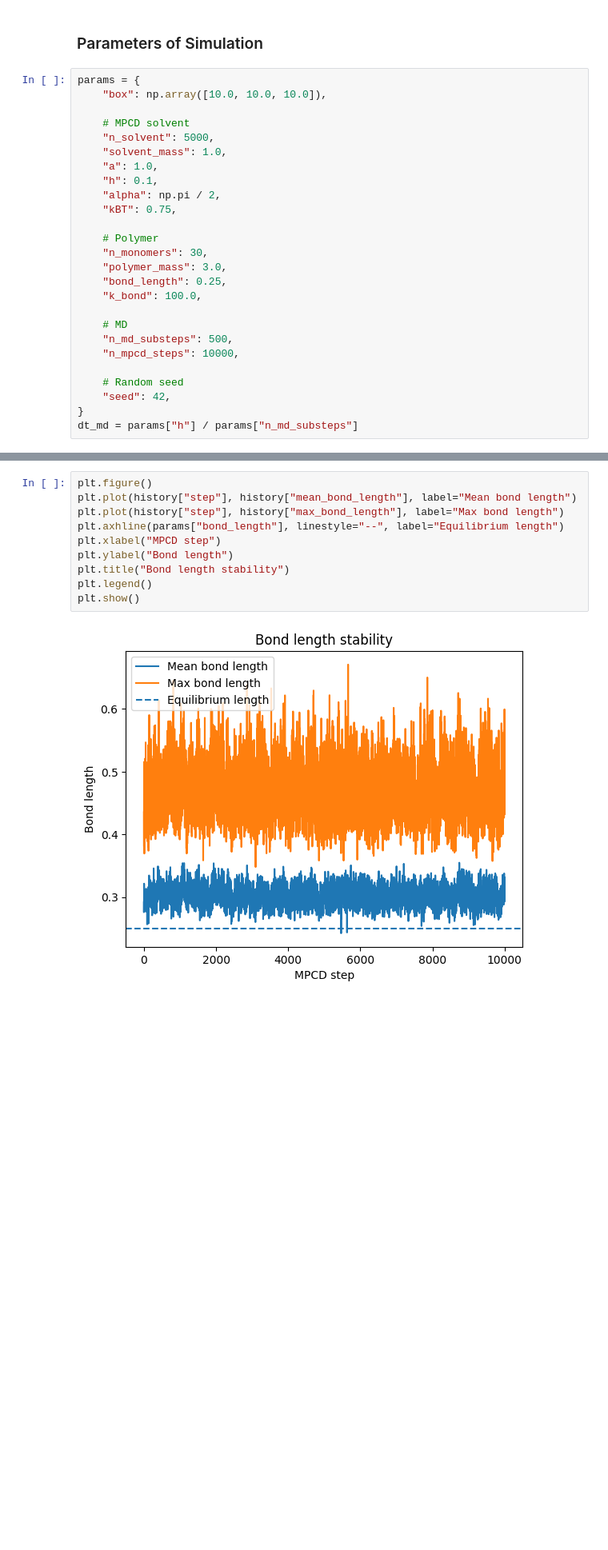
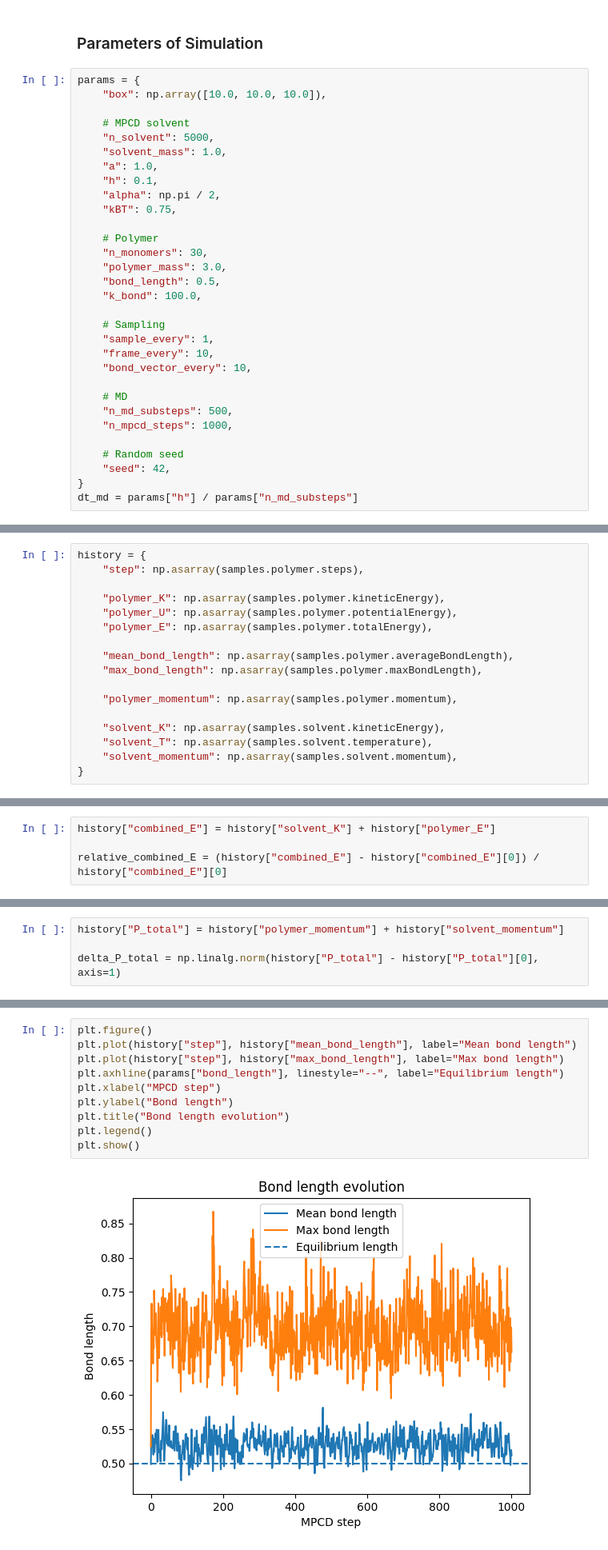
Before and after one commit to olegoniy/mpcd, a Jupyter notebook: notebooks/SimulationDiagnosticsCpp.ipynb, the cells around one changed output, grey strips where cells are left out. Shown at 80% size. Drawn from its saved outputs; the diff is of its cells as text; blank space fills up the shorter version.

```diff
--- a/notebooks/SimulationDiagnosticsCpp.ipynb
+++ b/notebooks/SimulationDiagnosticsCpp.ipynb
@@ -27,12 +27,17 @@ params = {
     # Polymer
     "n_monomers": 30,
     "polymer_mass": 3.0,
-    "bond_length": 0.25,
+    "bond_length": 0.5,
     "k_bond": 100.0,
+
+    # Sampling
+    "sample_every": 1,
+    "frame_every": 10,
+    "bond_vector_every": 10,
 
     # MD
     "n_md_substeps": 500,
-    "n_mpcd_steps": 10000,
+    "n_mpcd_steps": 1000,
 
     # Random seed
     "seed": 42,
@@ -144,0 +97,17 @@ plt.show()
+# %%
+history = {
+    "step": np.asarray(samples.polymer.steps),
+
+    "polymer_K": np.asarray(samples.polymer.kineticEnergy),
+    "polymer_U": np.asarray(samples.polymer.potentialEnergy),
+    "polymer_E": np.asarray(samples.polymer.totalEnergy),
+
+    "mean_bond_length": np.asarray(samples.polymer.averageBondLength),
+    "max_bond_length": np.asarray(samples.polymer.maxBondLength),
+
+    "polymer_momentum": np.asarray(samples.polymer.momentum),
+
+    "solvent_K": np.asarray(samples.solvent.kineticEnergy),
+    "solvent_T": np.asarray(samples.solvent.temperature),
+    "solvent_momentum": np.asarray(samples.solvent.momentum),
+}
@@ -144,0 +118,4 @@ plt.show()
+# %%
+history["combined_E"] = history["solvent_K"] + history["polymer_E"]
+
+relative_combined_E = (history["combined_E"] - history["combined_E"][0]) / history["combined_E"][0]
@@ -144,0 +137,4 @@ plt.show()
+# %%
+history["P_total"] = history["polymer_momentum"] + history["solvent_momentum"]
+
+delta_P_total = np.linalg.norm(history["P_total"] - history["P_total"][0], axis=1)
@@ -145,12 +267,12 @@ plt.show()
 # %%
 plt.figure()
 plt.plot(history["step"], history["mean_bond_length"], label="Mean bond length")
 plt.plot(history["step"], history["max_bond_length"], label="Max bond length")
 plt.axhline(params["bond_length"], linestyle="--", label="Equilibrium length")
 plt.xlabel("MPCD step")
 plt.ylabel("Bond length")
-plt.title("Bond length stability")
+plt.title("Bond length evolution")
 plt.legend()
 plt.show()
 # %% [output]
-[figure, old version]
+[figure, new version]
```
Also changed, not shown: parts of 51 cells of this notebook.
